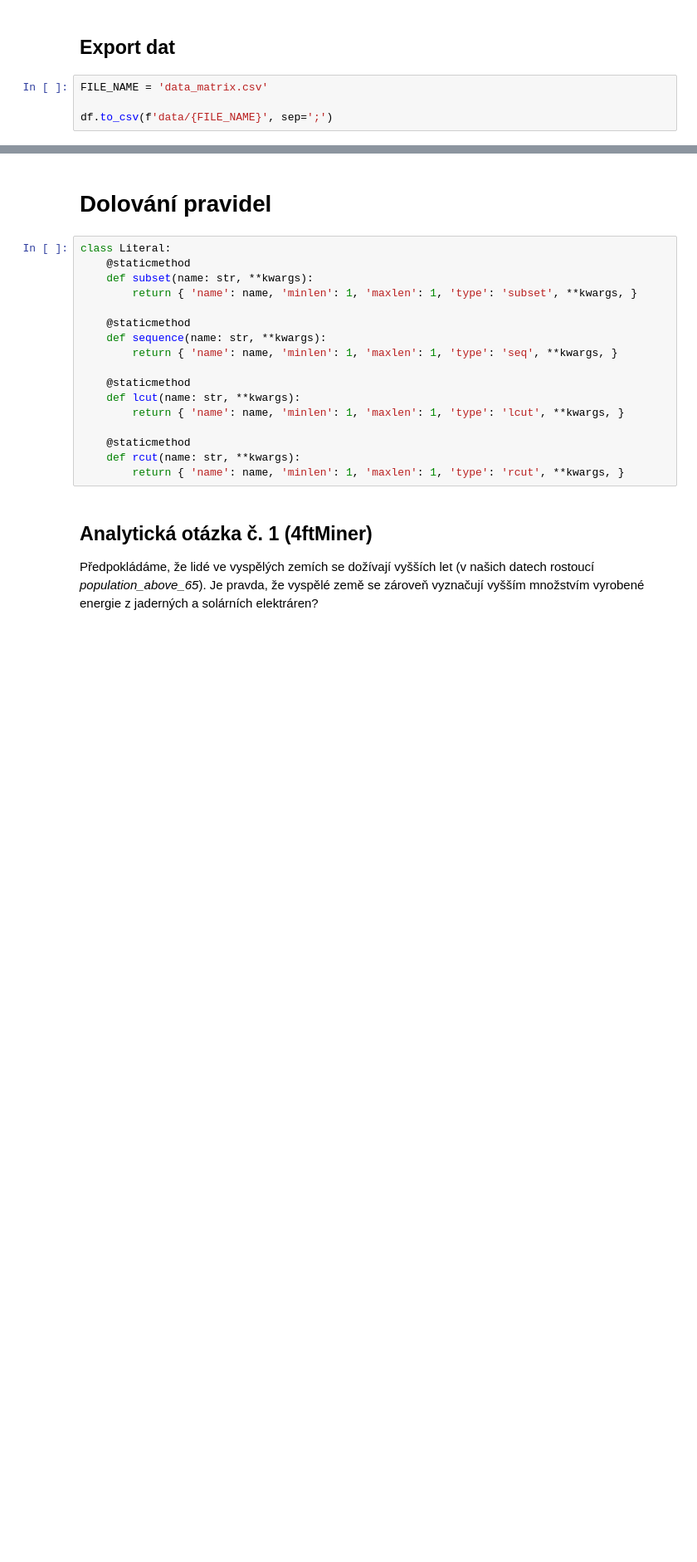
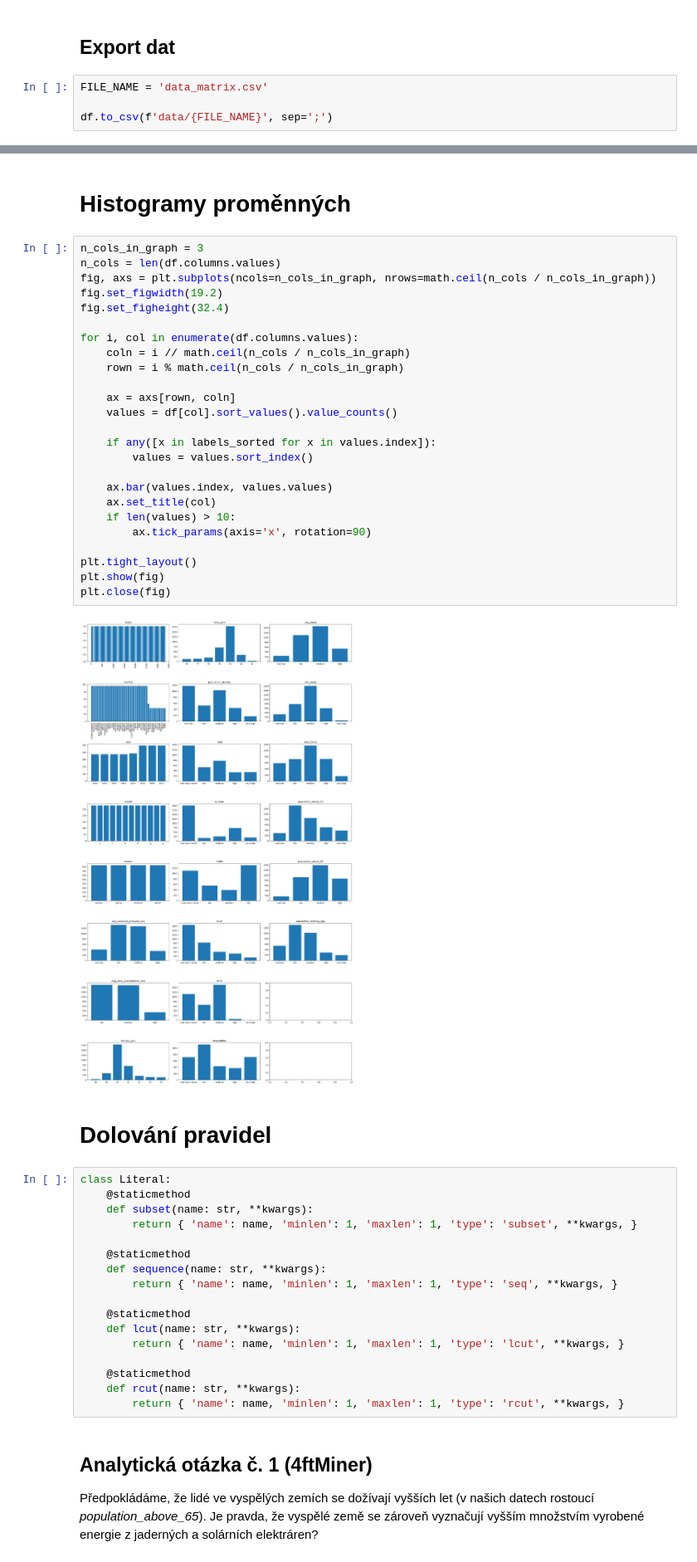
Before and after one commit to MrkMrk00/dzd-coursework, a Jupyter notebook: work.ipynb, the cells around one changed output, grey strips where cells are left out. Shown at 83% size. Cells and saved outputs as stored; diff of their text form; blank space fills up the shorter version.

Commit message:
result variables plots

```diff
--- a/work.ipynb
+++ b/work.ipynb
@@ -668,4 +670,33 @@ Index(['country', 'year', 'month', 'season', 'avg_sealevel_pressure_hpa',
       dtype='object')
+# %% [markdown]
+# Histogramy proměnných
+# %%
+n_cols_in_graph = 3
+n_cols = len(df.columns.values)
+fig, axs = plt.subplots(ncols=n_cols_in_graph, nrows=math.ceil(n_cols / n_cols_in_graph))
+fig.set_figwidth(19.2)
+fig.set_figheight(32.4)
+
+for i, col in enumerate(df.columns.values):
+    coln = i // math.ceil(n_cols / n_cols_in_graph)
+    rown = i % math.ceil(n_cols / n_cols_in_graph)
+
+    ax = axs[rown, coln]
+    values = df[col].sort_values().value_counts()
+
+    if any([x in labels_sorted for x in values.index]):
+        values = values.sort_index()
+
+    ax.bar(values.index, values.values)
+    ax.set_title(col)
+    if len(values) > 10:
+        ax.tick_params(axis='x', rotation=90)
+
+plt.tight_layout()
+plt.show(fig)
+plt.close(fig)
+# %% [output]
+[figure, added]
 # %% [markdown]
 # Dolování pravidel
 # %%
```
Also changed, not shown: parts of 7 cells of this notebook.
